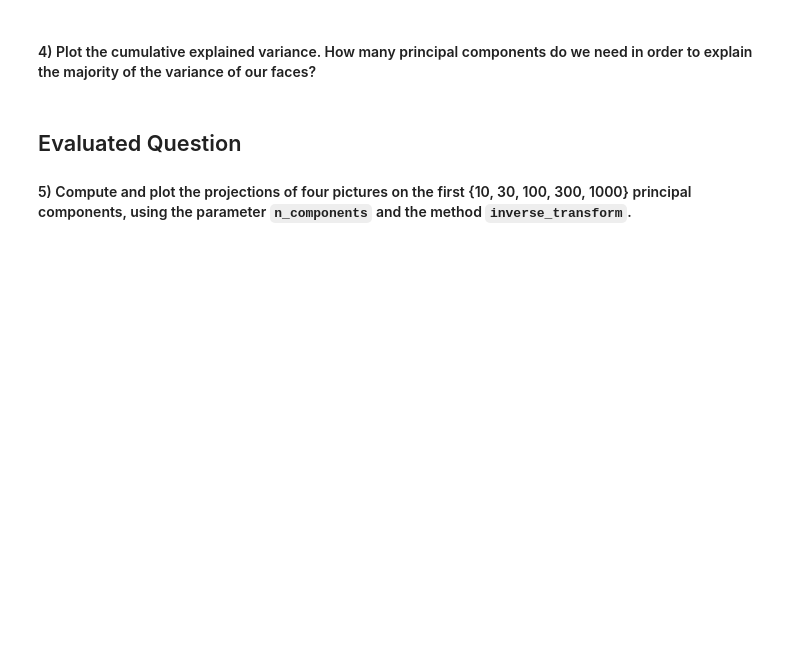
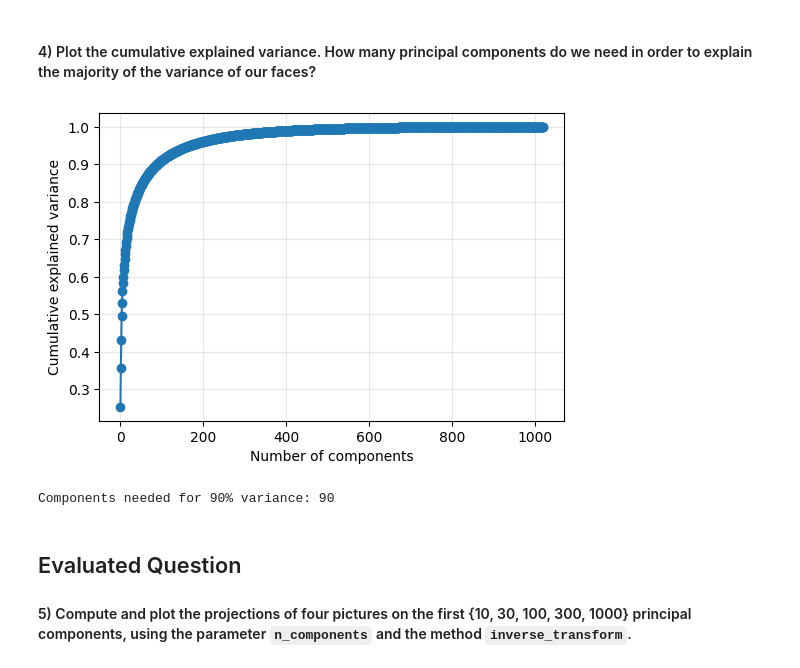
Before and after one commit to YDIB11/FundamentalLearningEPFL, a Jupyter notebook: TP11/unsupervised_learning_PCA.ipynb, the cells around one changed output. Saved outputs shown, nothing was run; the diff lists cells and outputs as text; code cells hidden in the pictures; blank space fills up the shorter version.

```diff
--- a/TP11/unsupervised_learning_PCA.ipynb
+++ b/TP11/unsupervised_learning_PCA.ipynb
@@ -219,3 +244,17 @@ Now there are 62 images.
+# %%
+# your code here
+cum_var = np.cumsum(pca.explained_variance_ratio_)
+plt.figure(figsize=(6, 4))
+plt.plot(cum_var, marker="o")
+plt.xlabel("Number of components")
+plt.ylabel("Cumulative explained variance")
+plt.grid(True, alpha=0.3)
+plt.show()
+
+print(f"Components needed for 90% variance: {(cum_var < 0.90).sum()+1}")
+# %% [output]
+[figure, added]
+Components needed for 90% variance: 90
 # %% [markdown]
 ## Evaluated Question
 
```
Also changed, not shown: parts of 19 cells of this notebook.
